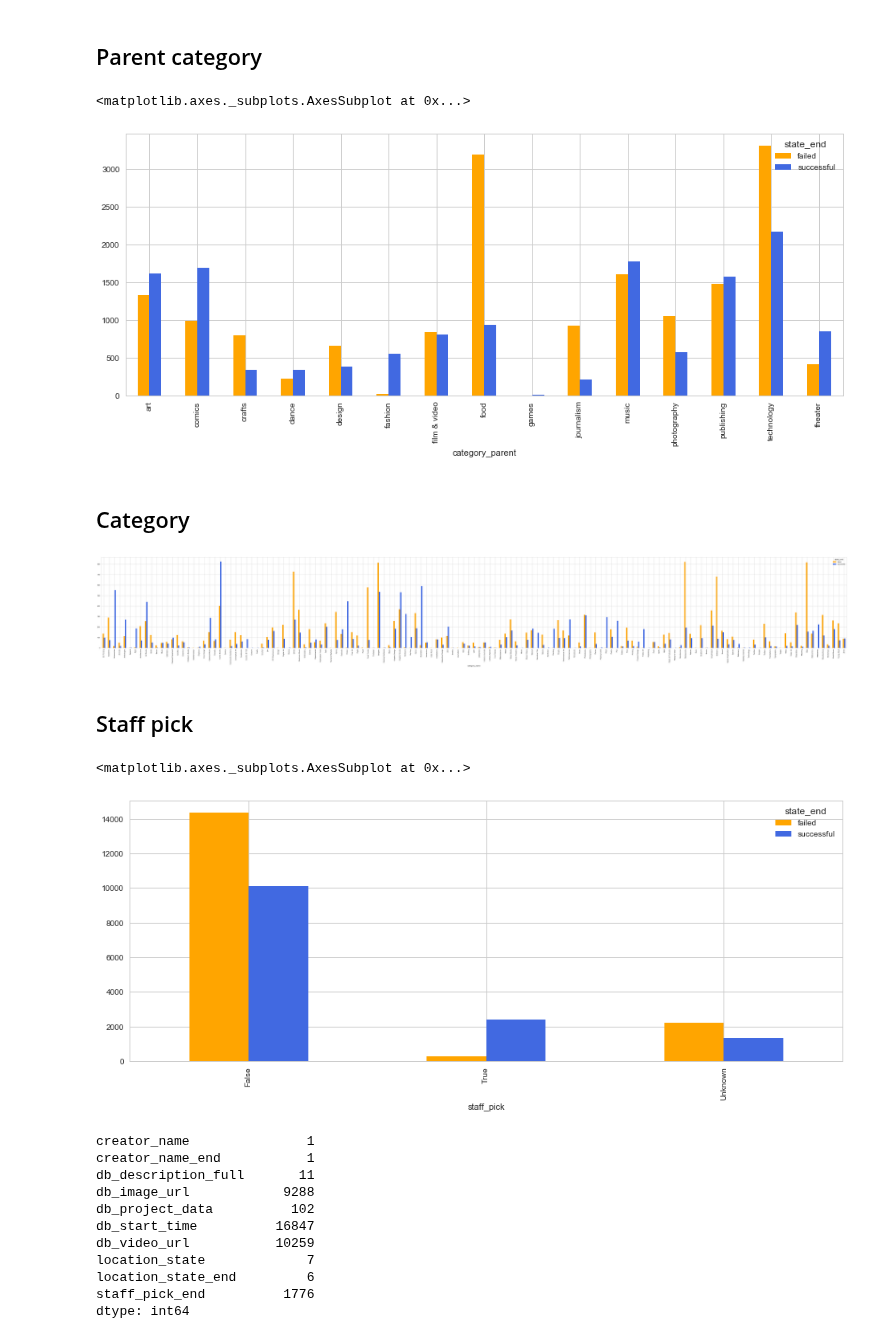
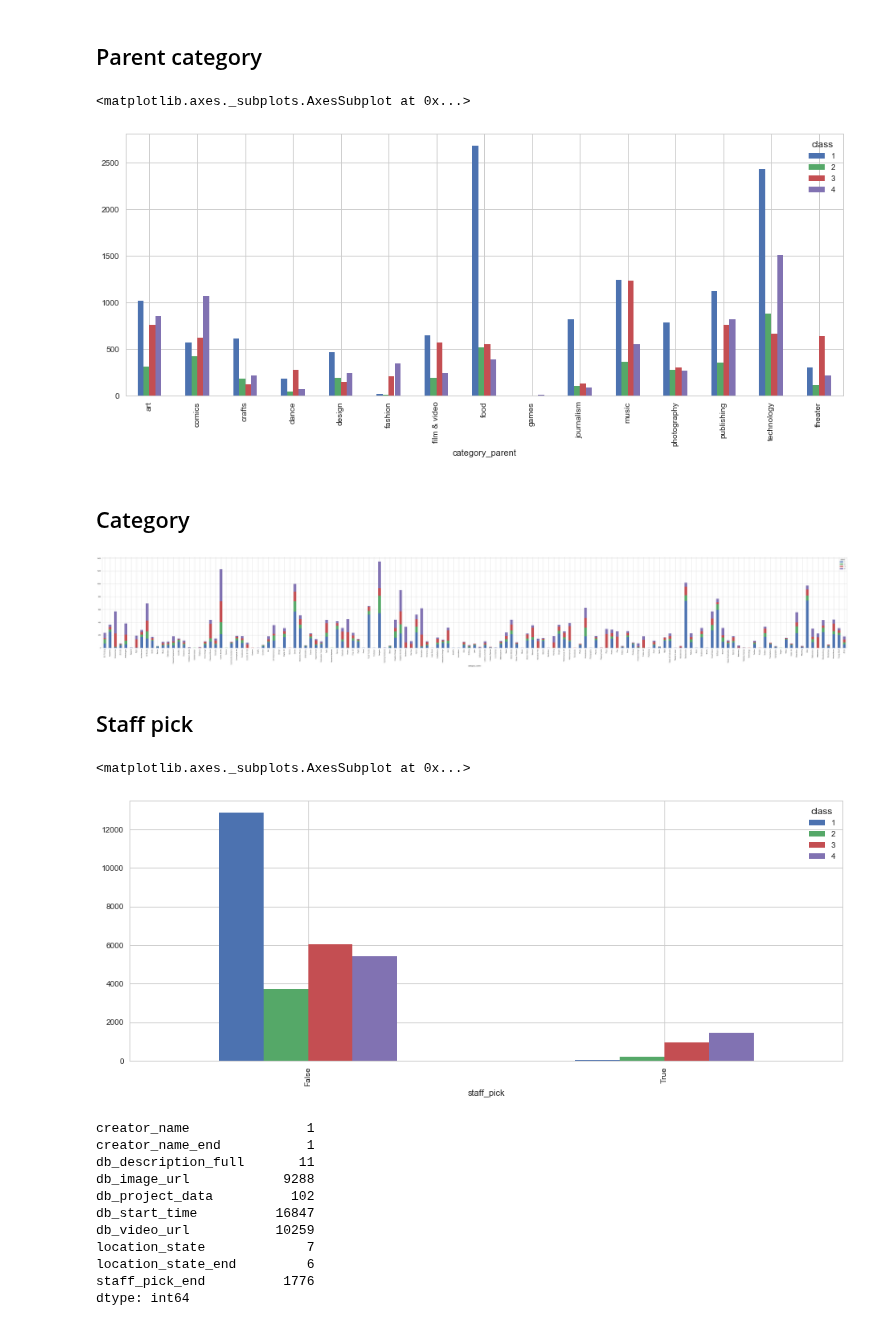
Before and after one commit to blanarik/kickstarter_success_prediction, a Jupyter notebook: 05_Kickstarter_data_integration_and_exploratory_data_analysis_of_merged_dataset.ipynb, the cells around one changed output. Cells and saved outputs as stored; diff of their text form; code cells hidden in the pictures.

Commit message:
Revised, added missing labels for diagrams, etc.

```diff
--- a/05_Kickstarter_data_integration_and_exploratory_data_analysis_of_merged_dataset.ipynb
+++ b/05_Kickstarter_data_integration_and_exploratory_data_analysis_of_merged_dataset.ipynb
@@ -861,27 +898,29 @@ pd.crosstab(index=df["location_type"], columns=df['state_end']).plot.bar(stacked
 # %% [markdown]
 ## Parent category
 # %%
-pd.crosstab(index=df["category_parent"], columns=df['state_end']).plot.bar(stacked=False, color=['orange', 'royalblue'])
+pd.crosstab(index=df["category_parent"], columns=df['class']).plot.bar(stacked=False)
 # %% [output]
 <matplotlib.axes._subplots.AxesSubplot at 0x...>
-[figure, old version]
+[figure, new version]
 # %% [markdown]
 ## Category
 # %%
+# too many values
 plt.rcParams['figure.figsize'] = [80, 10]
-pd.crosstab(index=df["category_name"], columns=df['state_end']).plot.bar(stacked=False, color=['orange', 'royalblue'])
+pd.crosstab(index=df["category_name"], columns=df['class']).plot.bar(stacked=True)
 plt.rcParams['figure.figsize'] = [16, 6]
 # %% [output]
-[figure, old version]
+[figure, new version]
 # %% [markdown]
 ## Staff pick
-# %%
-df['staff_pick'] = df['staff_pick'].fillna('Unknown')
+# %%
+# in past there were no staff_pick badges so we set them to False
+df['staff_pick'] = df['staff_pick'].fillna(False)
 # %%
-pd.crosstab(index=df["staff_pick"], columns=df['state_end']).plot.bar(stacked=False, color=['orange', 'royalblue'])
+pd.crosstab(index=df["staff_pick"], columns=df['class']).plot.bar(stacked=False)
 # %% [output]
 <matplotlib.axes._subplots.AxesSubplot at 0x...>
-[figure, old version]
+[figure, new version]
 # %%
 df.to_csv('data/merged4.csv')
 # %%
```
Also changed, not shown: parts of 43 cells of this notebook.
